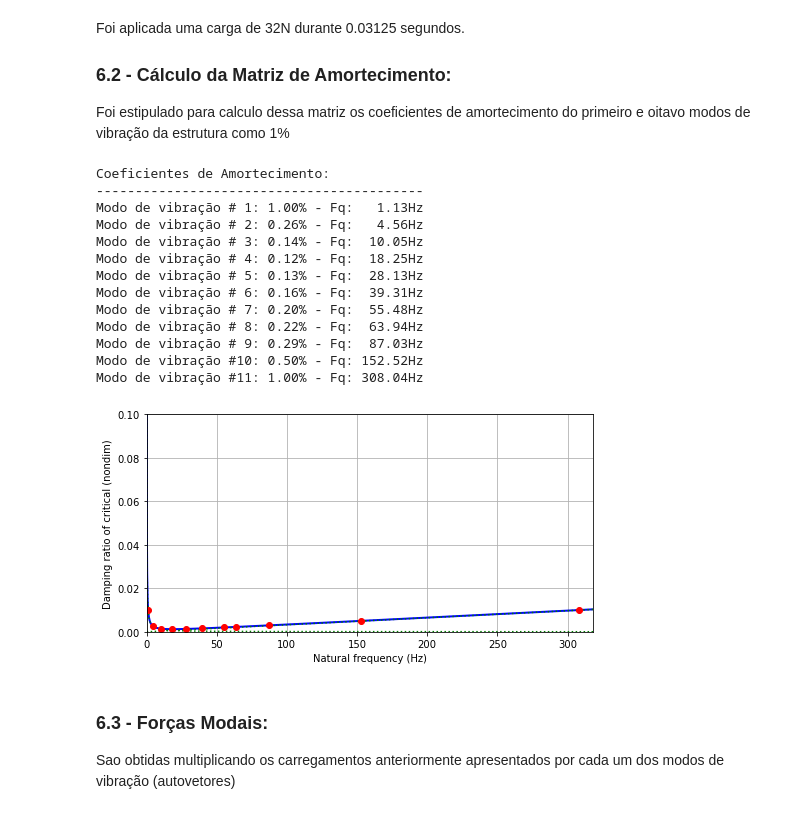
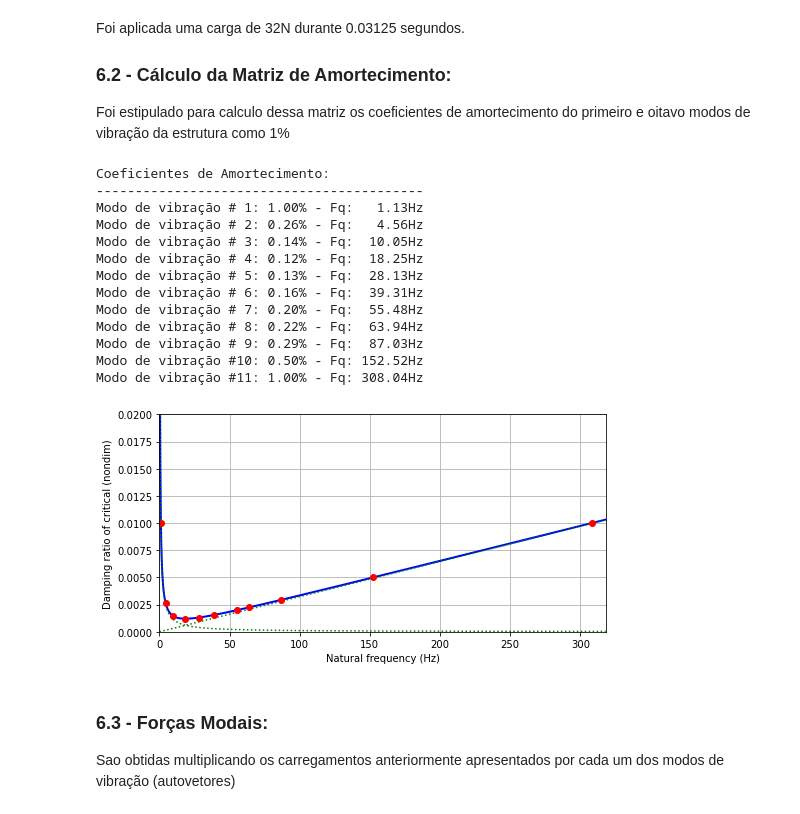
Before and after one commit to GarciaGabe/vibracoes, a Jupyter notebook: TRABALHOS/Trabalho 3/T3_0027550.ipynb, the cells around one changed output. Cells and saved outputs as stored; diff of their text form; code cells hidden in the pictures.

```diff
--- a/TRABALHOS/Trabalho 3/T3_0027550.ipynb
+++ b/TRABALHOS/Trabalho 3/T3_0027550.ipynb
@@ -380,35 +380,35 @@ fk1 = wk/(2*np.pi)
 fkx  = np.linspace(0.1, fk[10]+10, 2000)
 
 plt.figure(1, figsize=(8,4))
 plt.plot(fkx,  ztMK(fkx), 'b' , lw=2.0)
 plt.plot(fkx,  ztM (fkx), 'g:', lw=1.5)
 plt.plot(fkx,  ztK (fkx), 'g:', lw=1.5)
 plt.plot(fk1, ztMK(fk1), 'ro')
 plt.xlabel('Natural frequency (Hz)')
 plt.ylabel('Damping ratio of critical (nondim)')
-plt.axis([0, fk[10]+10, 0, 0.1])
+plt.axis([0, fk[10]+10, 0, 0.02])
 
 plt.grid(True)
 
 print("Coeficientes de Amortecimento:")
 print("------------------------------------------")
 for i in range(11):
     print("Modo de vibração #{0:2.0f}: {1:.2f}% - Fq: {2:6.2f}Hz".format(i+1,zk[i]*100,fk[i]))
 # %% [output]
 Coeficientes de Amortecimento:
 ------------------------------------------
 Modo de vibração # 1: 1.00% - Fq:   1.13Hz
 Modo de vibração # 2: 0.26% - Fq:   4.56Hz
 Modo de vibração # 3: 0.14% - Fq:  10.05Hz
 Modo de vibração # 4: 0.12% - Fq:  18.25Hz
 Modo de vibração # 5: 0.13% - Fq:  28.13Hz
 Modo de vibração # 6: 0.16% - Fq:  39.31Hz
 Modo de vibração # 7: 0.20% - Fq:  55.48Hz
 Modo de vibração # 8: 0.22% - Fq:  63.94Hz
 Modo de vibração # 9: 0.29% - Fq:  87.03Hz
 Modo de vibração #10: 0.50% - Fq: 152.52Hz
 Modo de vibração #11: 1.00% - Fq: 308.04Hz
-[figure, old version]
+[figure, new version]
 # %% [markdown]
 ### 6.3 - Forças Modais:
 
```
